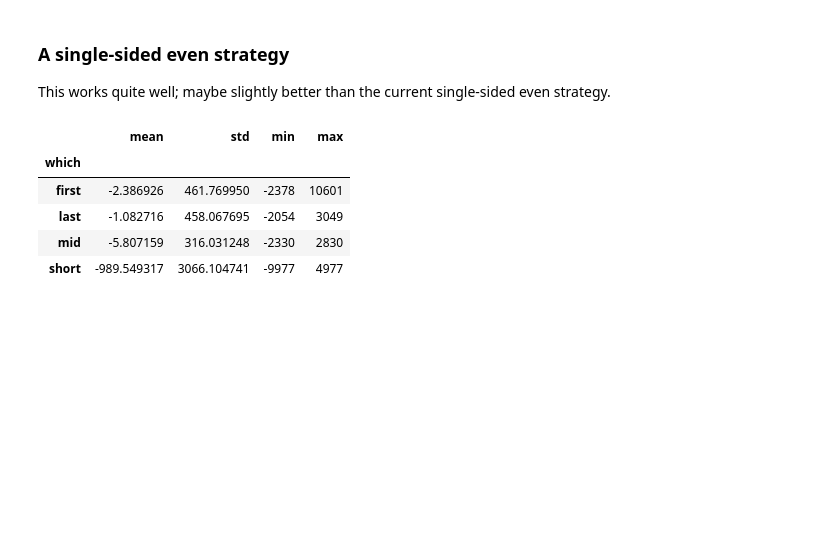
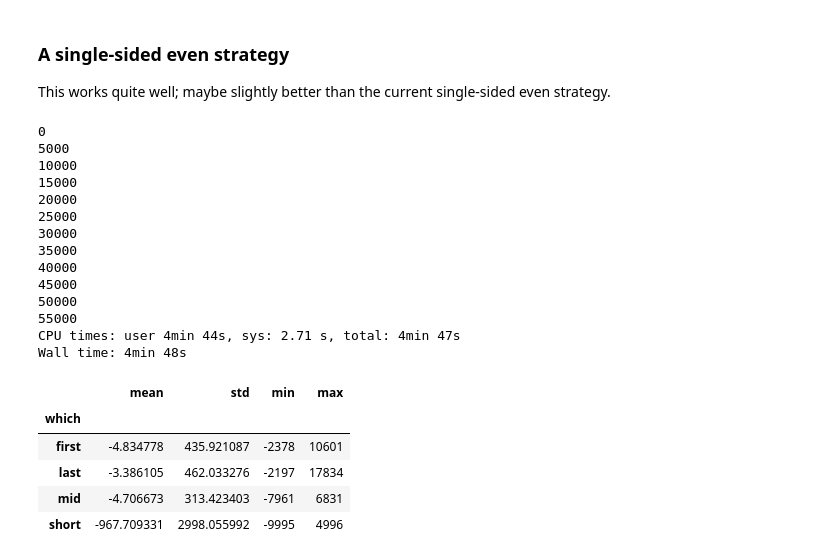
Before and after one commit to htrc/htrc-feature-reader, a Jupyter notebook: examples/Test chunking.ipynb, the cells around one changed output. Saved outputs shown, nothing was run; the diff lists cells and outputs as text; code cells hidden in the pictures; blank space fills up the shorter version.

```diff
--- a/examples/Test chunking.ipynb
+++ b/examples/Test chunking.ipynb
@@ -248,0 +346,7 @@ Name: error, dtype: float64
+# %%
+%%time
+
+x = test_algorithm(end_chunks, target = 10000, even = "mids", two_sided = True, procrastinate = False, print_every = 5000)
+x['strategy'] = 'Two-sided clobber ends then two-sided even'
+all_strategies.append(x)
+x.groupby('which')['error'].agg(['mean', 'std', 'min', 'max'])
@@ -251,6 +376,11 @@ Name: error, dtype: float64
 
 The stats for even chunking (allocating the remainder slowly) come out a little better than the current method. But the within-book means still show much higher variance.
 # %%
+%%time
+
 x = test_algorithm(end_chunks, target = 10000, even = True, two_sided = True, procrastinate = False)
+x['strategy'] = 'Two-sided even'
+all_strategies.append(x)
+
 x.groupby('which')['error'].agg(['mean', 'std', 'min', 'max'])
 # %% [output]
@@ -270,6 +414,11 @@ std      906.224510
 Name: error, dtype: float64
 # %%
+%%time
+
 # Clobber the middle. A weird strategy
 x = test_algorithm(end_chunks, target = 10000, even = False, two_sided = True, procrastinate = True)
+x['strategy'] = 'Two-sided single bad middle chunk'
+all_strategies.append(x)
+
 x.groupby('which')['error'].agg(['mean', 'std', 'min', 'max'])
 # %% [output]
@@ -284,7 +447,12 @@ x.groupby('which')['error'].agg(['mean', 'std', 'min', 'max'])
 
 It gets extremely low stds on the first and mid chunks (~222)
 # %%
+%%time
+
 # Clobber the last.
 x = test_algorithm(end_chunks, target = 10000, even = False, two_sided = False, procrastinate = True)
+x['strategy'] = 'Clobber the last with pointers'
+all_strategies.append(x)
+
 x.groupby('which')['error'].agg(['mean', 'std', 'min', 'max'])
 # %% [output]
@@ -307,15 +489,34 @@ Name: error, dtype: float64
 
 This works quite well; maybe slightly better than the current single-sided even strategy.
 # %%
+%%time
+
 x = test_algorithm(end_chunks, target = 10000, even = True, two_sided = False, procrastinate = False)
+x['strategy'] = 'Single-sided even allocation'
+all_strategies.append(x)
+
 x.groupby('which')['error'].agg(['mean', 'std', 'min', 'max'])
 # %% [output]
+0
+5000
+10000
+15000
+20000
+25000
+30000
+35000
+40000
+45000
+50000
+55000
+CPU times: user 4min 44s, sys: 2.71 s, total: 4min 47s
+Wall time: 4min 48s
 |  | mean | std | min | max |
 | which |  |  |  |  |
-| first | -2.386926 | 461.769950 | -2378 | 10601 |
-| last | -1.082716 | 458.067695 | -2054 | 3049 |
-| mid | -5.807159 | 316.031248 | -2330 | 2830 |
-| short | -989.549317 | 3066.104741 | -9977 | 4977 |
+| first | -4.834778 | 435.921087 | -2378 | 10601 |
+| last | -3.386105 | 462.033276 | -2197 | 17834 |
+| mid | -4.706673 | 313.423403 | -7961 | 6831 |
+| short | -967.709331 | 2998.055992 | -9995 | 4996 |
 # %%
 x[x.which=='mid'].groupby('book')['error'].agg('mean').reset_index()['error'].agg(['mean', 'max', 'min', 'std'])
 # %% [output]
```
Also changed, not shown: parts of 25 cells of this notebook.
